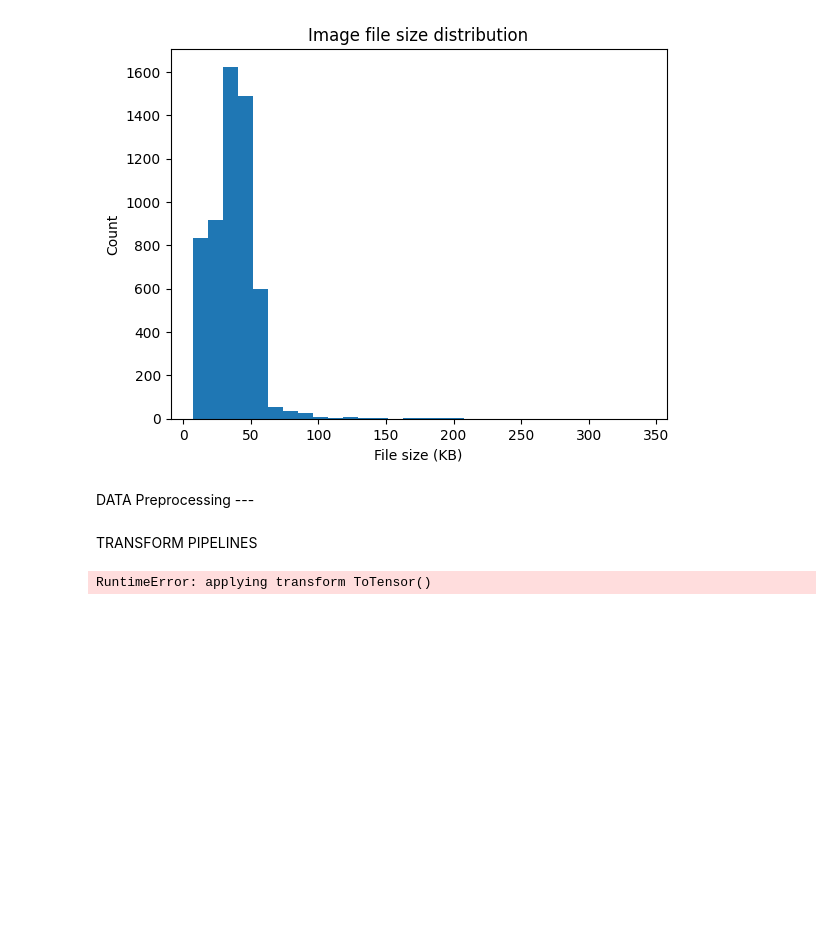
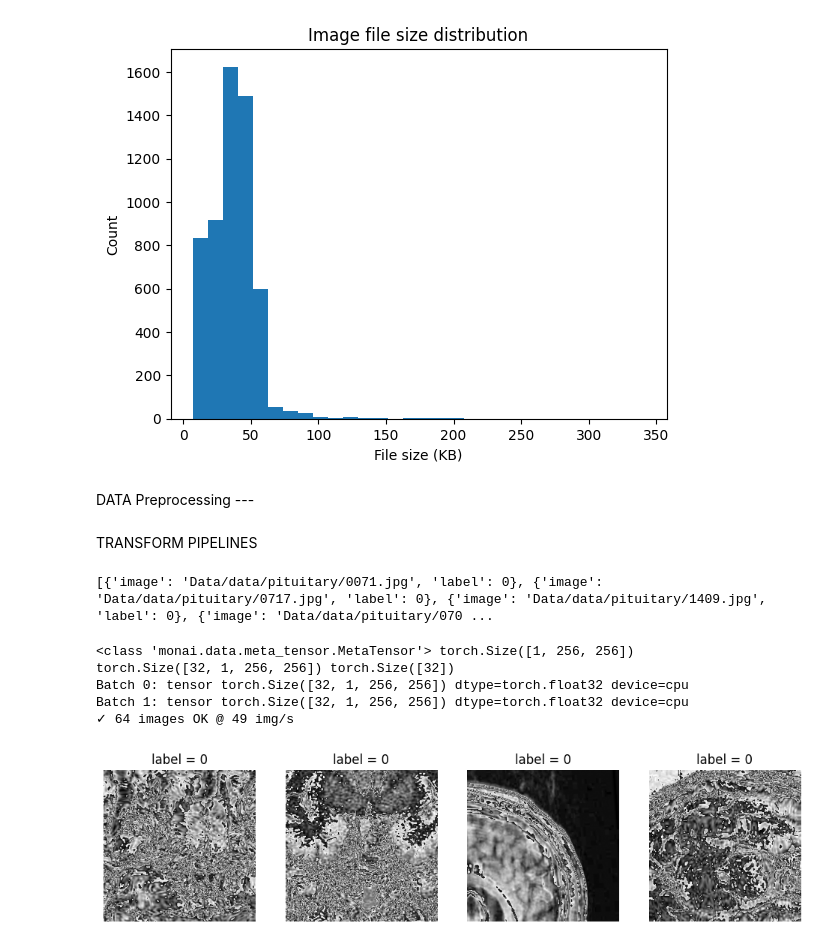
Before and after one commit to Somdip-Sen/MRI_tumor_detection, a Jupyter notebook: Code.ipynb, the cells around one changed output. Drawn from its saved outputs; the diff is of its cells as text; code cells hidden in the pictures; blank space fills up the shorter version.

Commit message:
initial sanity check done for the prepossesing pipeline

```diff
--- a/Code.ipynb
+++ b/Code.ipynb
@@ -214,10 +214,14 @@ TRANSFORM PIPELINES
 ## ---
 # %%
 # MONAI standard transformations ---
+def to_single_channel(t): # 3 to 1 channel used later in lambdaD
+    return t.mean(dim=0, keepdim=True)
+
 train_tf = Compose([
     LoadImaged(keys="image"), # LoadImaged reads the PNG/JPEG, returns a NumPy/torch array, and attaches metadata
-    # EnsureChannelFirstd(keys="image", channel_dim=0),
+    EnsureChannelFirstd(keys="image", strict_check=False),
     # MONAI uses CHW. So Converting [H × W × C] → [C × H × W] for PyTorch kernels so PyTorch sees “channel first” => CHW order expected by EfficientNet. But in MRI it is already grayscale so this step is of no use
+    Lambdad(keys="image", func=to_single_channel),  # it is the dict lamda func acting on 'image'key which means out the across the channel dimension (dim 0), collapsing [C, H, W] → [H, W] while re-adding a singleton channel so the output is [1, H, W] bcz of keepdim=True
     RandSpatialCropd(keys="image", roi_size=(256, 256), random_size=False),
     # Crops a random 256 × 256 patch (no resize) => gives position variety while preserving tumour context.
     RandFlipd(keys="image", prob=0.5, spatial_axis=1),
@@ -258,14 +262,15 @@ train_tf = Compose([
 val_test_tf = Compose([
     # EnsureChannelFirstd(keys="image", channel_dim=0),
     LoadImaged(keys="image"),
+    EnsureChannelFirstd(keys="image", strict_check=False),
+    Lambdad(keys="image", func=to_single_channel),
     Resized(keys="image", spatial_size=(256, 256)),  # long edge → 256
     CenterSpatialCropd(keys="image", roi_size=(224, 224)),
     # centre crop -- we can otherwise resize to 224x224 but most medical CV papers keep the classic resize-then-centre-crop protocol
     # bcz 1. imagenet model was pretrained on 224 × 224 images 2. cropping removes the border artefacts safely
-    NormalizeIntensityd(keys="image", nonzero=True, channel_wise=True),
+    ToTensord(keys="image"),
+    NormalizeIntensityd(keys="image", nonzero=True, channel_wise=True)
     # hand-off to PyTorch tensor and ImageNet stats (1-channel version)
-    tv.transforms.ToTensor(),  # PIL → Tensor
-    tv.transforms.Normalize(mean=(0.485,), std=(0.229,))
 ])
 # %%
 def sanity_check(loader, device="mps", n_batches=2):
@@ -321,23 +339,44 @@ def show_augmented_samples(loader, n=4):
     # print("Batch:", x.shape, y.shape, "→ device:", DEVICE)
     # x = x.to(DEVICE);
     # y = y.to(DEVICE)
+# %%
+# files = [{"image": f} for f in (ROOT / "train").rglob("*.jpg")]  # dict -> {"image": Tensor, …}
+# print(*files[0:5])
+classes = sorted(d for d in ROOT.iterdir() if d.is_dir())
+label_map = {cls.name: idx for idx, cls in enumerate(classes)}
+
+files = []
+for cls in classes:
+    for f in cls.rglob("*.jpg"):                  # or *.jpg
+        files.append({
+            "image": str(f),
+            "label": label_map[cls.name]          #  ←─ add integer label
+        })
+print(files[0:5])
+# %% [output]
+[{'image': 'Data/data/pituitary/0071.jpg', 'label': 0}, {'image': 'Data/data/pituitary/0717.jpg', 'label': 0}, {'image': 'Data/data/pituitary/1409.jpg', 'label': 0}, {'image': 'Data/data/pituitary/070 ...
 # %%
-files = [{"image": f} for f in (ROOT / "train").rglob("*.jpg")]  # dict -> {"image": Tensor, …}
-# print(*files[0:5])
 train_ds = CacheDataset(files, transform=train_tf, num_workers=0, cache_rate=0.2)
 # Compose some steps before the first Randomizable transform (e.g. LoadImage → EnsureChannelFirst → NormalizeIntensity) are executed and cached happens once (1st time and takes time)
-train_loader = DataLoader(train_ds, batch_size=32, num_workers=2)
+train_loader = DataLoader(train_ds, batch_size=32, num_workers=0)
 # takes the cached tensors in "train_ds" every batch and applies the random transforms that come after the cache-point (RandFlip, RandBiasField, etc.) and stacks size of BATCH = 32 tensors into a batch
 # If you skip CacheDataset, the whole Compose chain (deterministic + random) runs for every epoch.
 
 # ── QUICK SANITY CHECK ──────────────────────────────────────────────
 # Single-sample / first-batch peek
 sample = train_ds[0]
 print(type(sample["image"]), sample["image"].shape)  # expect ndarray, (H,W)
-x, y = next(iter(train_loader))
-print(x.shape)  # expect [B,1,224,224]
+batch = next(iter(train_loader))
+x     = batch["image"]               #   images tensor  [B, 1, 256, 256]
+y     = batch["label"]               #   label tensor   [B]
+print(x.shape, y.shape) # expect [B,1,224,224]
 
-sanity_check(train_loader)  # prints shape / speed
-show_augmented_samples(train_loader)  # visual eyeball test
+# sanity_check(train_loader)  # prints shape / speed
+# show_augmented_samples(train_loader)  # visual eyeball test
 # %% [output]
-RuntimeError: applying transform ToTensor()
+<class 'monai.data.meta_tensor.MetaTensor'> torch.Size([1, 256, 256])
+torch.Size([32, 1, 256, 256]) torch.Size([32])
+Batch 0: tensor torch.Size([32, 1, 256, 256]) dtype=torch.float32 device=cpu
+Batch 1: tensor torch.Size([32, 1, 256, 256]) dtype=torch.float32 device=cpu
+✓ 64 images OK @ 49 img/s
+[figure, added]
```
Also changed, not shown: parts of 6 cells of this notebook, 1 other file.
